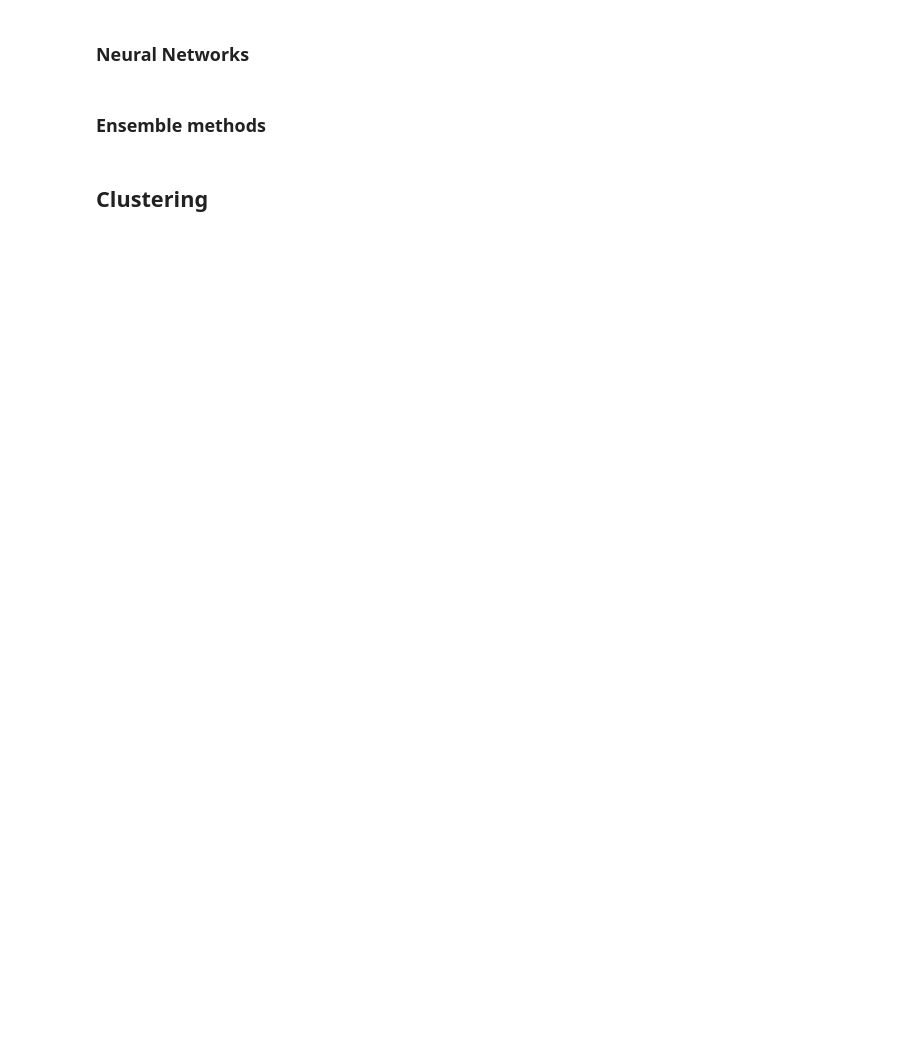
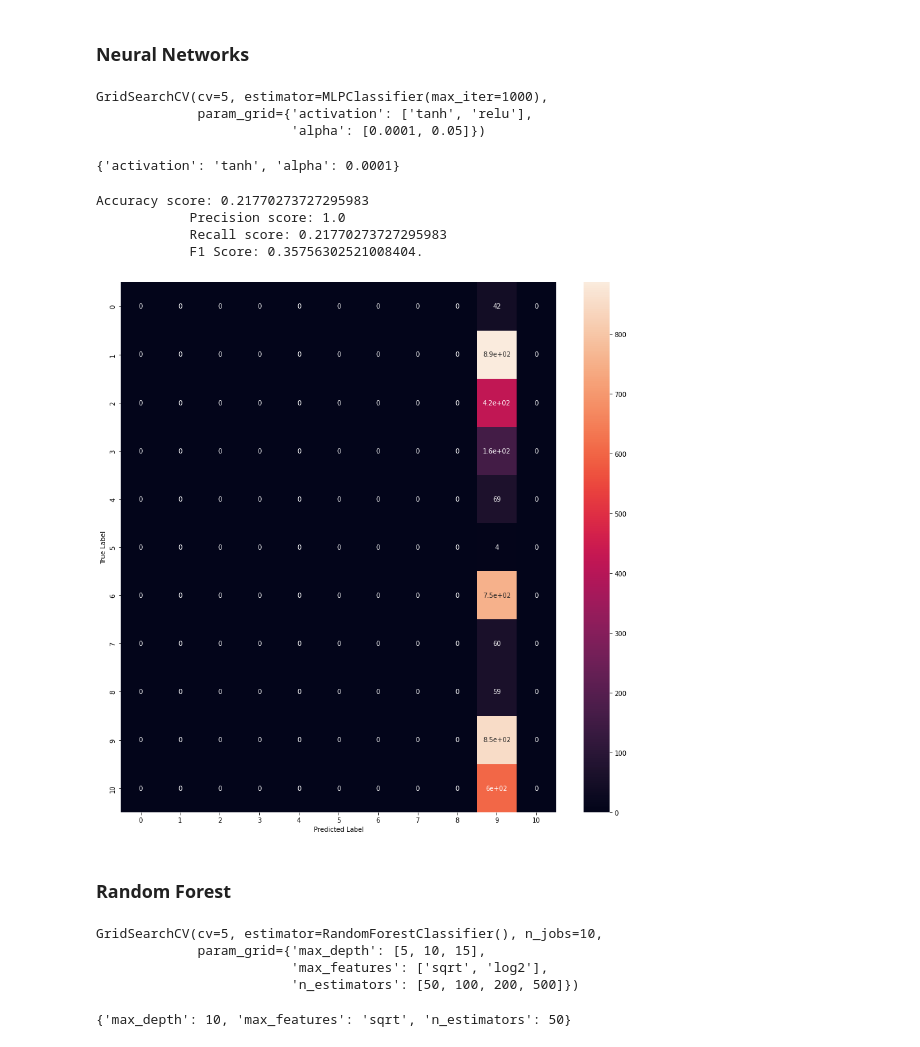
Before and after one commit to S3rPente/codon-usage, a Jupyter notebook: codon_usage.ipynb, the cells around one changed output. Saved outputs shown, nothing was run; the diff lists cells and outputs as text; code cells hidden in the pictures; blank space fills up the shorter version.

```diff
--- a/codon_usage.ipynb
+++ b/codon_usage.ipynb
@@ -305,8 +305,42 @@ Accuracy score: 0.36045024302890766
 # %% [markdown]
 ### Neural Networks
 # %%
-#
+# Multi Layer Perceptron
+
+from sklearn.neural_network import MLPClassifier
+
+mlp = MLPClassifier(max_iter=1000)
+
+mlp_params = {
+    'activation': ['tanh', 'relu'],
+    'alpha': [0.0001, 0.05],
+}
+
+mlp_grid = GridSearchCV(mlp, mlp_params, cv=5)
+# %%
+#mlp_grid.fit(X, y_kingdom)
+mlp_grid.fit(X, y_DNAt)
+# %% [output]
+GridSearchCV(cv=5, estimator=MLPClassifier(max_iter=1000),
+             param_grid={'activation': ['tanh', 'relu'],
+                         'alpha': [0.0001, 0.05]})
+# %%
+print(mlp_grid.best_params_)
+
+best_mlp = mlp_grid.best_estimator_
+# %% [output]
+{'activation': 'tanh', 'alpha': 0.0001}
+# %%
+best_mlp.fit(X_train, y_train)
+
+mlp_preds = best_mlp.predict(X_test)
+# %%
+obtain_metrics(y_kingdom.unique(), mlp_preds, y_test)
+# %% [output]
+Accuracy score: 0.21770273727295983
+            Precision score: 1.0
+            Recall score: 0.21770273727295983
+            F1 Score: 0.35756302521008404.
+[figure, added]
 # %% [markdown]
-### Ensemble methods
+### Random Forest
-# %% [markdown]
-## Clustering
@@ -312,0 +359,14 @@ Accuracy score: 0.36045024302890766
+# %%
+#rf_grid.fit(X, y_kingdom)
+rf_grid.fit(X, y_DNAt)
+# %% [output]
+GridSearchCV(cv=5, estimator=RandomForestClassifier(), n_jobs=10,
+             param_grid={'max_depth': [5, 10, 15],
+                         'max_features': ['sqrt', 'log2'],
+                         'n_estimators': [50, 100, 200, 500]})
+# %%
+print(rf_grid.best_params_)
+
+best_rf = rf_grid.best_estimator_
+# %% [output]
+{'max_depth': 10, 'max_features': 'sqrt', 'n_estimators': 50}
```
Also changed, not shown: parts of 16 cells of this notebook.
